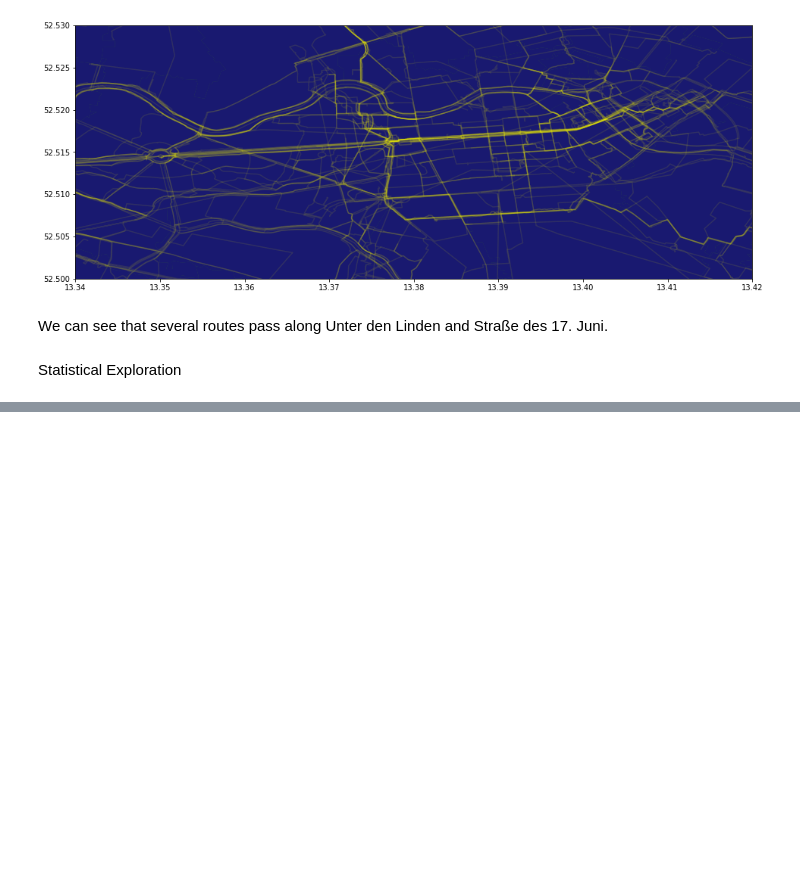
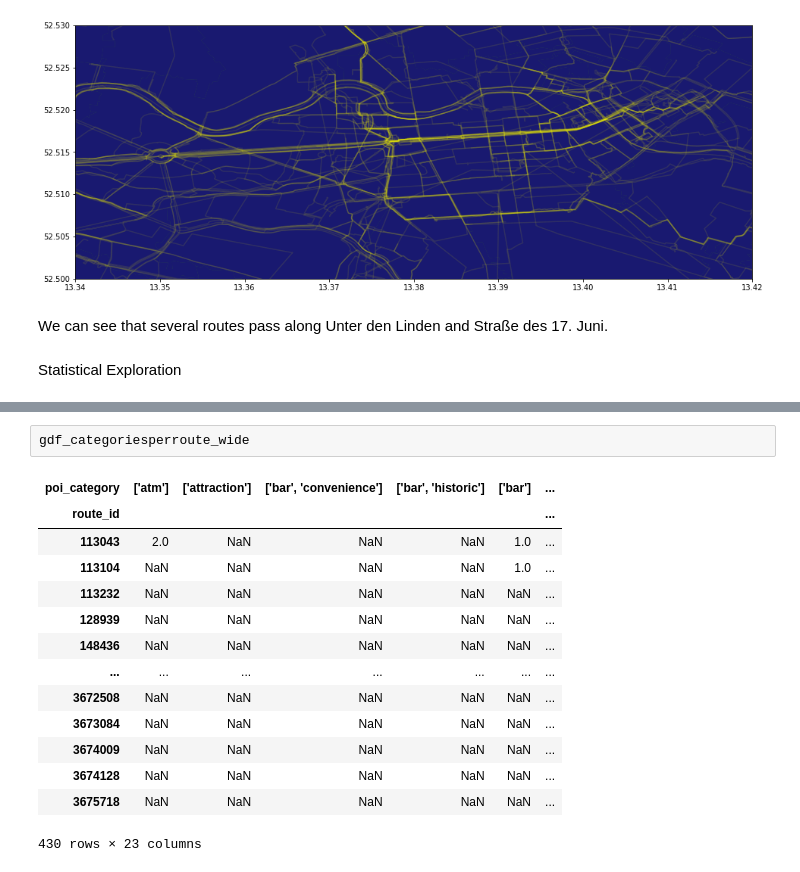
Before and after one commit to TechLabs-Berlin/wt21-way-to-go, a Jupyter notebook: data_visualisation/data_visualisation_stefanie.ipynb, the cells around one changed output, grey strips where cells are left out. Drawn from its saved outputs; the diff is of its cells as text; blank space fills up the shorter version.

```diff
--- a/data_visualisation/data_visualisation_stefanie.ipynb
+++ b/data_visualisation/data_visualisation_stefanie.ipynb
@@ -92,0 +118,17 @@ The plot is clearly right skewed. It shows us, that we're currently not having t
+# %%
+gdf_categoriesperroute_wide
+# %% [output]
+| poi_category | ['atm'] | ['attraction'] | ['bar', 'convenience'] | ['bar', 'historic'] | ['bar'] | ... |
+| route_id |  |  |  |  |  | ... |
+| 113043 | 2.0 | NaN | NaN | NaN | 1.0 | ... |
+| 113104 | NaN | NaN | NaN | NaN | 1.0 | ... |
+| 113232 | NaN | NaN | NaN | NaN | NaN | ... |
+| 128939 | NaN | NaN | NaN | NaN | NaN | ... |
+| 148436 | NaN | NaN | NaN | NaN | NaN | ... |
+| ... | ... | ... | ... | ... | ... | ... |
+| 3672508 | NaN | NaN | NaN | NaN | NaN | ... |
+| 3673084 | NaN | NaN | NaN | NaN | NaN | ... |
+| 3674009 | NaN | NaN | NaN | NaN | NaN | ... |
+| 3674128 | NaN | NaN | NaN | NaN | NaN | ... |
+| 3675718 | NaN | NaN | NaN | NaN | NaN | ... |
+430 rows × 23 columns
```
Also changed, not shown: parts of 6 cells of this notebook.
